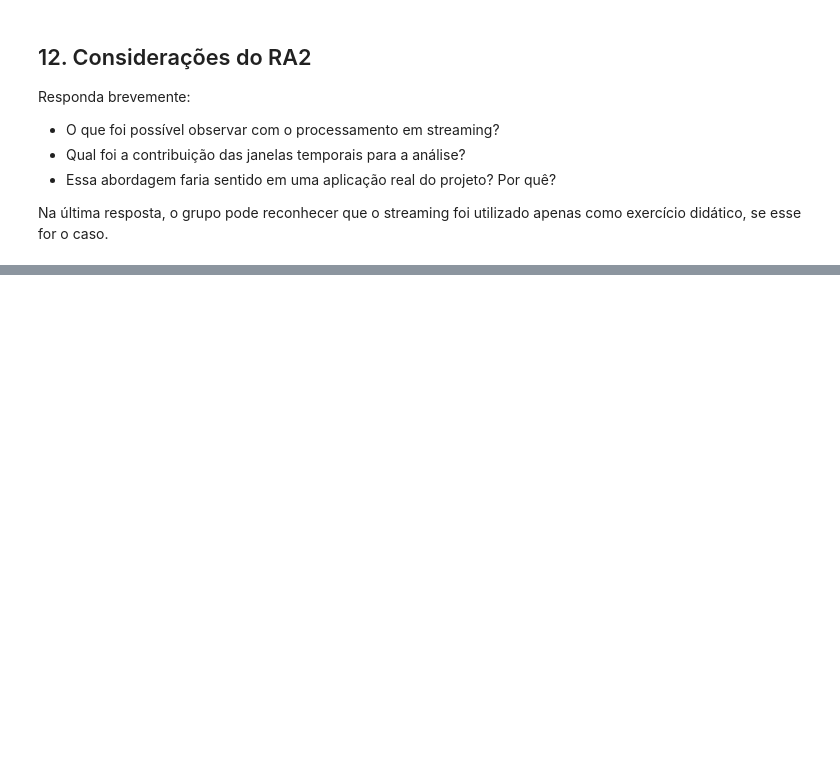
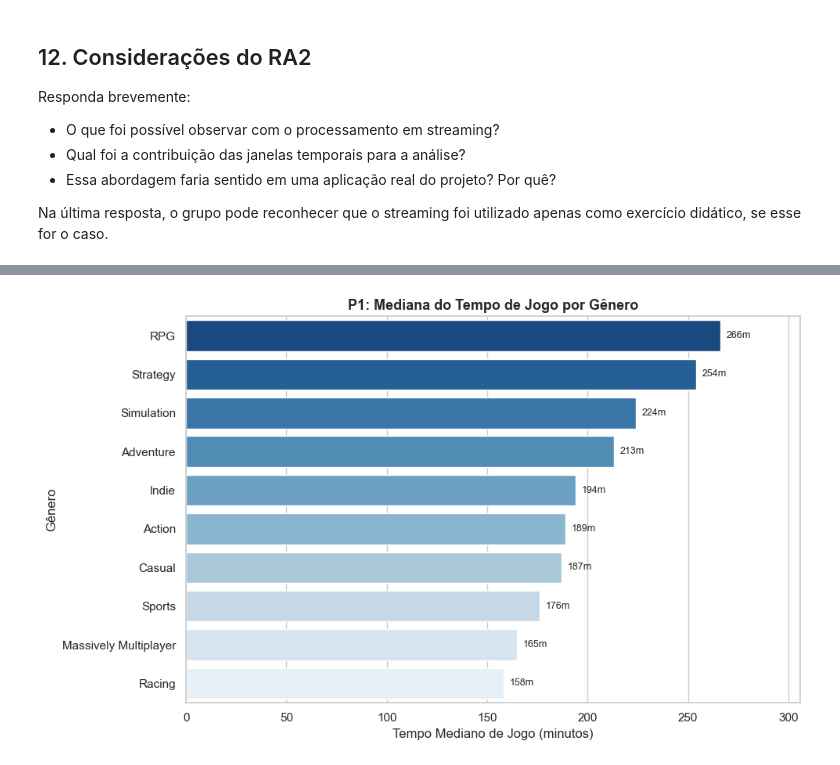
Before and after one commit to Gustavo-Delinski/Data-analytics, a Jupyter notebook: Cemplate_projeto_data_analytics_(1).ipynb, the cells around one changed output, grey strips where cells are left out. Cells and saved outputs as stored; diff of their text form; code cells hidden in the pictures; blank space fills up the shorter version.

Commit message:
RA3 finalizado

```diff
--- a/Cemplate_projeto_data_analytics_(1).ipynb
+++ b/Cemplate_projeto_data_analytics_(1).ipynb
@@ -473,6 +471,6 @@ Jogos sem gênero de jogo: 8642
 # %%
 colunas_finais = ["AppID", "Name", "Release date", "ano_lancamento",
-                  "Price", "gratuito",
+                  "Price", "modelo_negocio",
                   "Estimated owners", "owners_min", "owners_max", "owners_medio",
                   "Peak CCU", "Positive", "Negative", "Median playtime forever",
                   "Genres", "generos_jogo", "Developers", "Publishers"]
@@ -836,0 +906,94 @@ Na última resposta, o grupo pode reconhecer que o streaming foi utilizado apena
+# %%
+import matplotlib.pyplot as plt
+import seaborn as sns
+
+sns.set_theme(style="whitegrid", palette="muted")
+
+fig, ax = plt.subplots(figsize=(10,6))
+axes = {0: ax}
+# --- GRÁFICO 1 (P1): Tempo Mediano de Jogo por Gênero ---
+ordem_gen = stats_p1.index.tolist()
+sns.barplot(
+    x=stats_p1["Mediana_Min"],
+    y=ordem_gen,
+    hue=ordem_gen,
+    legend=False,
+    ax=axes[0],
+    palette="Blues_r"
+)
+axes[0].set_title("P1: Mediana do Tempo de Jogo por Gênero", fontsize=13, fontweight="bold")
+axes[0].set_xlabel("Tempo Mediano de Jogo (minutos)")
+axes[0].set_ylabel("Gênero")
+for i, v in enumerate(stats_p1["Mediana_Min"]):
+    axes[0].text(v + 3, i, f"{v:.0f}m", va="center", fontsize=9)
+axes[0].set_xlim(0, stats_p1["Mediana_Min"].max() * 1.15)
+
+
+plt.tight_layout()
+plt.show()
+
+fig, ax = plt.subplots(figsize=(10,6))
+axes = {1: ax}
+# --- GRÁFICO 2 (P2): Crescimento Percentual de Lançamentos (2020 vs 2025) ---
+df_p2 = df_final[df_final["ano_lancamento"].isin([2020, 2025])].dropna(subset=["generos_jogo"]).copy()
+df_p2["genero"] = df_p2["generos_jogo"].str.split(",")
+df_p2 = df_p2.explode("genero")
+
+tabela_anos = df_p2.groupby(["genero", "ano_lancamento"]).size().unstack(fill_value=0)
+tabela_anos = tabela_anos[tabela_anos[2020] >= 100].copy()
+tabela_anos["crescimento_pct"] = ((tabela_anos[2025] - tabela_anos[2020]) / tabela_anos[2020]) * 100
+tabela_anos = tabela_anos.sort_values("crescimento_pct", ascending=False)
+
+sns.barplot(
+    x=tabela_anos["crescimento_pct"],
+    y=tabela_anos.index,
+    hue=tabela_anos.index,
+    legend=False,
+    ax=axes[1],
+    palette="Greens_r"
+)
+axes[1].set_title("P2: Crescimento de Lançamentos (2020 a 2025)", fontsize=13, fontweight="bold")
+axes[1].set_xlabel("Crescimento no Volume de Lançamentos (%)")
+axes[1].set_ylabel("")
+for i, v in enumerate(tabela_anos["crescimento_pct"]):
+    axes[1].text(v + 3, i, f"+{v:.0f}%", va="center", fontsize=9)
+axes[1].set_xlim(0, tabela_anos["crescimento_pct"].max() * 1.18)
+
+
+plt.tight_layout()
+plt.show()
+
+fig, ax = plt.subplots(figsize=(10,6))
+axes = {2: ax}
+# --- GRÁFICO 3 (P3): Top 100 Jogos — Gratuitos vs Pagos (Peak CCU vs Aprovação) ---
+sns.boxplot(
+    data=top100,
+    x="Modelo",
+    y="taxa_aprovacao",
+    hue="Modelo",
+    legend=False,
+    ax=axes[2],
+    width=0.4,
+    palette=["#4C72B0", "#55A868"]
+)
+sns.stripplot(
+    data=top100,
+    x="Modelo",
+    y="taxa_aprovacao",
+    ax=axes[2],
+    color="black",
+    alpha=0.4,
+    jitter=True
+)
+axes[2].set_title("P3: Taxa de Aprovação no Top 100 (Gratuitos vs Pagos)", fontsize=13, fontweight="bold")
+axes[2].set_xlabel("Modelo de Negócio")
+axes[2].set_ylabel("Avaliações Positivas (%)")
+
+
+plt.tight_layout()
+plt.show()
+
+print("\nTabela de apoio da P2 (Volume de lançamentos em 2020 vs 2025):")
+display(tabela_anos[[2020, 2025, "crescimento_pct"]].round(1))
+# %% [output]
+[figure, added]
```
Also changed, not shown: parts of 55 cells of this notebook, 2 other files.
